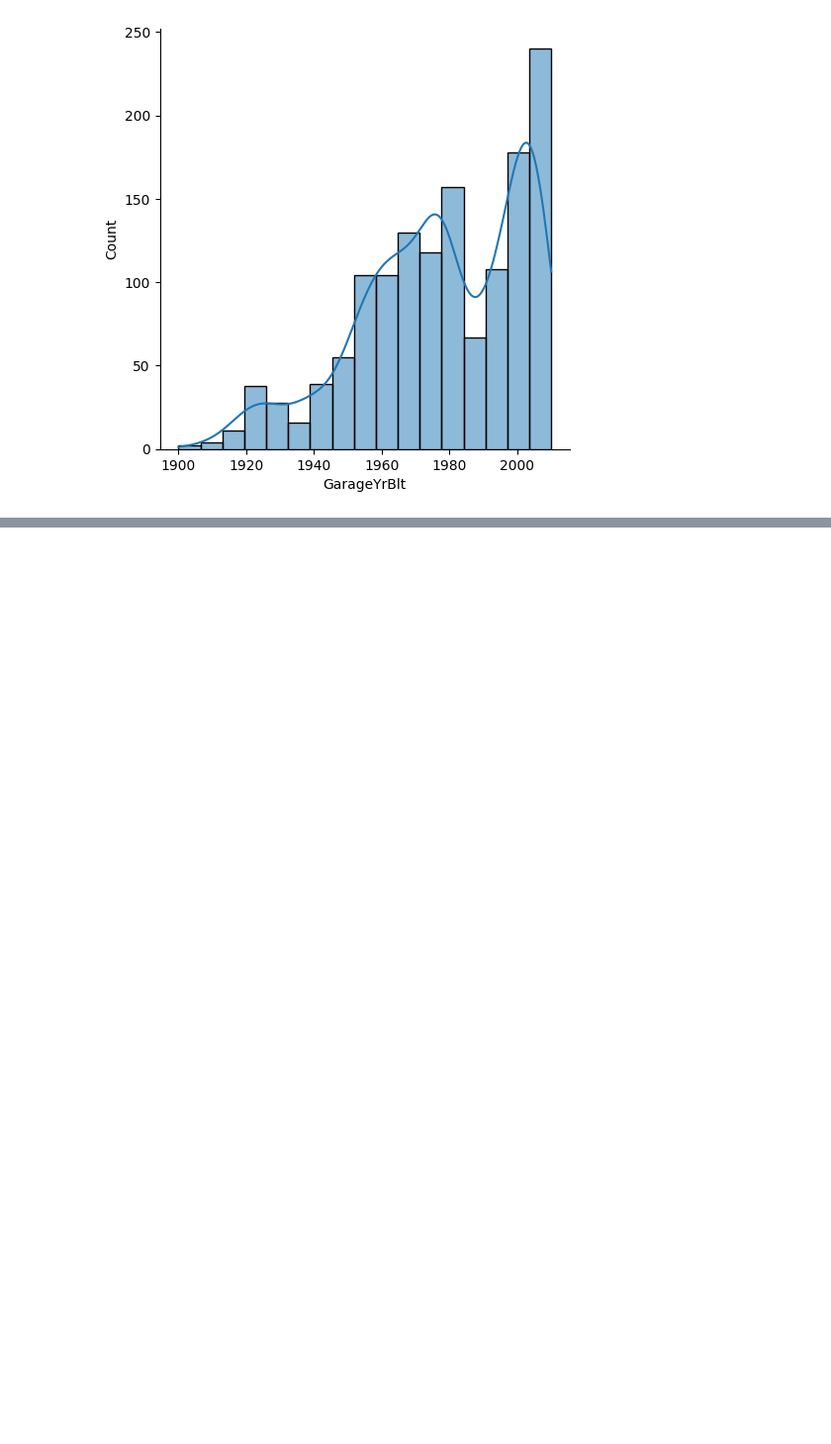
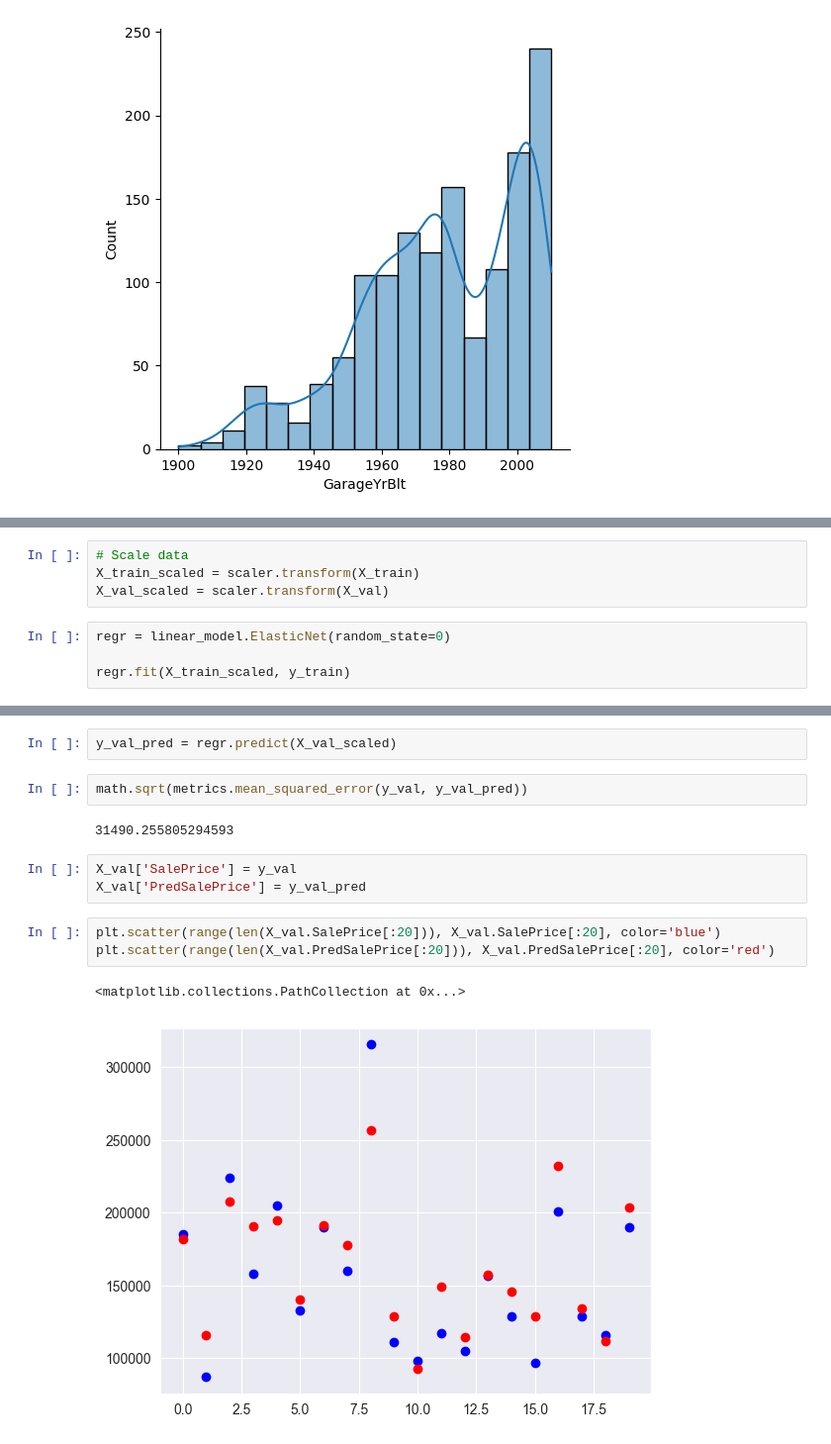
Before and after one commit to jsninoladino/housing_prices, a Jupyter notebook: source/source.ipynb, the cells around one changed output, grey strips where cells are left out. Shown: that part at 99% size. Drawn from its saved outputs; the diff is of its cells as text; blank space fills up the shorter version.

```diff
--- a/source/source.ipynb
+++ b/source/source.ipynb
@@ -253,0 +299,8 @@ sns.displot(train_df2.GarageYrBlt, kde = True)
+# %%
+# Scale data
+X_train_scaled = scaler.transform(X_train)
+X_val_scaled = scaler.transform(X_val)
+# %%
+regr = linear_model.ElasticNet(random_state=0)
+
+regr.fit(X_train_scaled, y_train)
@@ -253,0 +317,15 @@ sns.displot(train_df2.GarageYrBlt, kde = True)
+# %%
+y_val_pred = regr.predict(X_val_scaled)
+# %%
+math.sqrt(metrics.mean_squared_error(y_val, y_val_pred))
+# %% [output]
+31490.255805294593
+# %%
+X_val['SalePrice'] = y_val
+X_val['PredSalePrice'] = y_val_pred
+# %%
+plt.scatter(range(len(X_val.SalePrice[:20])), X_val.SalePrice[:20], color='blue')
+plt.scatter(range(len(X_val.PredSalePrice[:20])), X_val.PredSalePrice[:20], color='red')
+# %% [output]
+<matplotlib.collections.PathCollection at 0x...>
+[figure, added]
```
Also changed, not shown: parts of 8 cells of this notebook.
